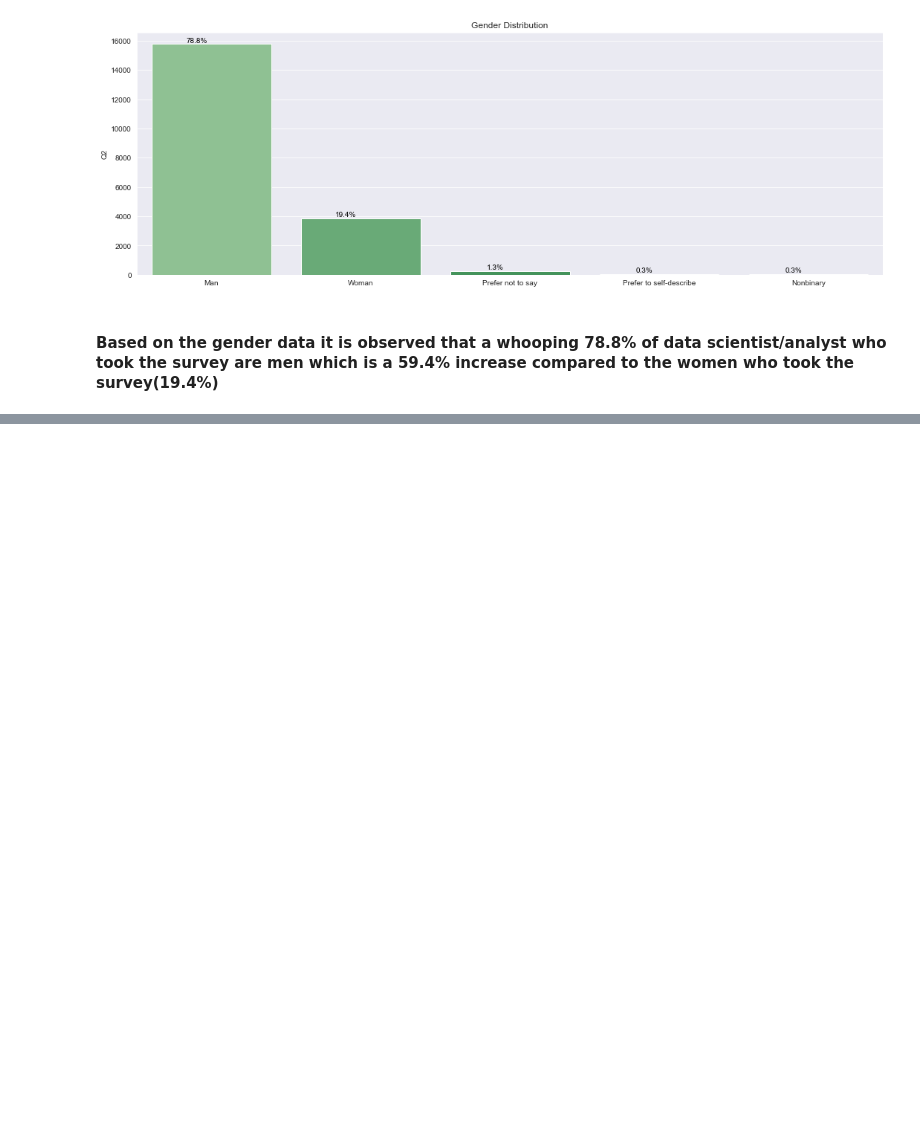
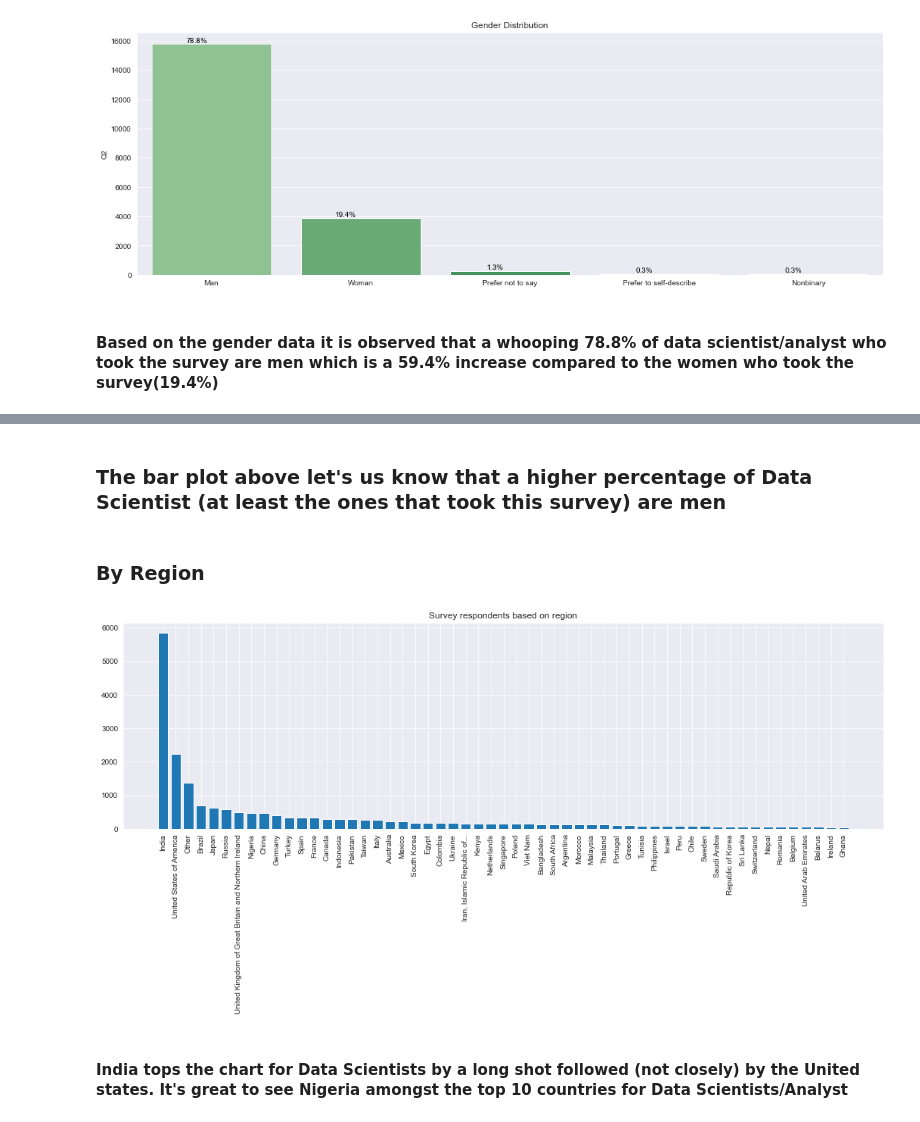
Before and after one commit to Parpiechulla/-66DaysOfData, a Jupyter notebook: Data Science Survey EDA.ipynb, the cells around one changed output, grey strips where cells are left out. Drawn from its saved outputs; the diff is of its cells as text; code cells hidden in the pictures; blank space fills up the shorter version.

```diff
--- a/Data Science Survey EDA.ipynb
+++ b/Data Science Survey EDA.ipynb
@@ -43,0 +65,16 @@ for p in graph.patches:
+# %% [markdown]
+### The bar plot above let's us know that a higher percentage of Data Scientist (at least the ones that took this survey) are men
+# %% [markdown]
+### By Region
+# %%
+fig, ax = plt.subplots(1,1, figsize=(18,5))
+
+reg = survey["Q3"].value_counts()
+ax.bar(reg.index, reg)
+ax.set_xticklabels(reg.index, rotation=90)
+ax.set_title(label="Survey respondents based on region", loc="center")
+plt.show()
+# %% [output]
+[figure, added]
+# %% [markdown]
+#### India tops the chart for Data Scientists by a long shot followed (not closely) by the United states. It's great to see Nigeria amongst the top 10 countries for Data Scientists/Analyst
```
Also changed, not shown: parts of 4 cells of this notebook.
